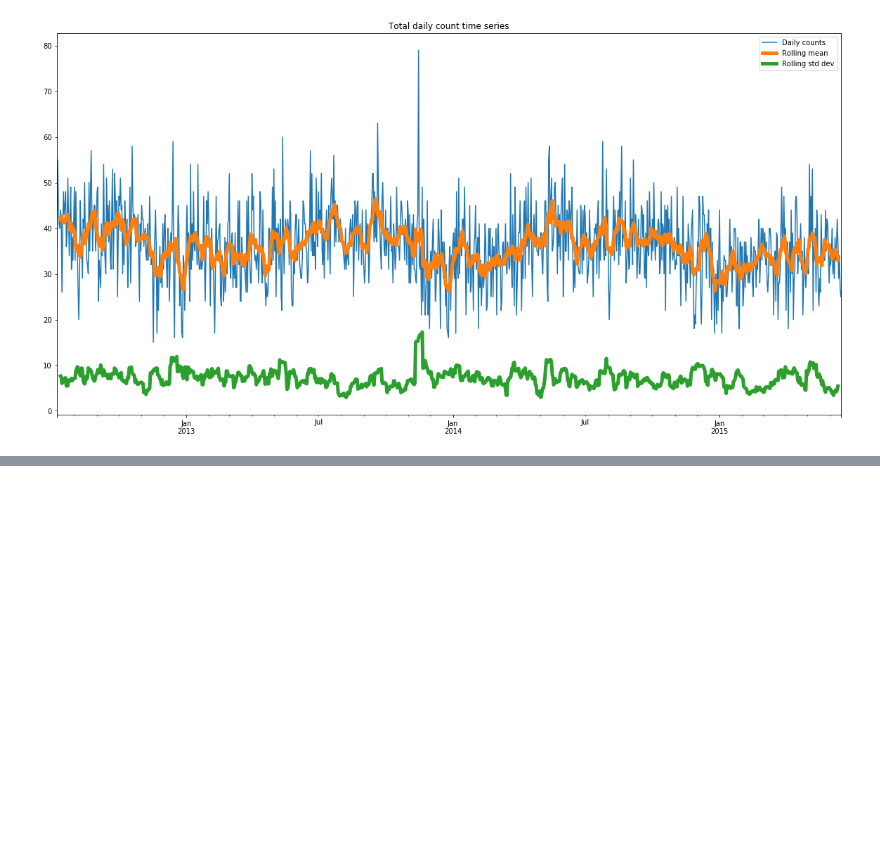
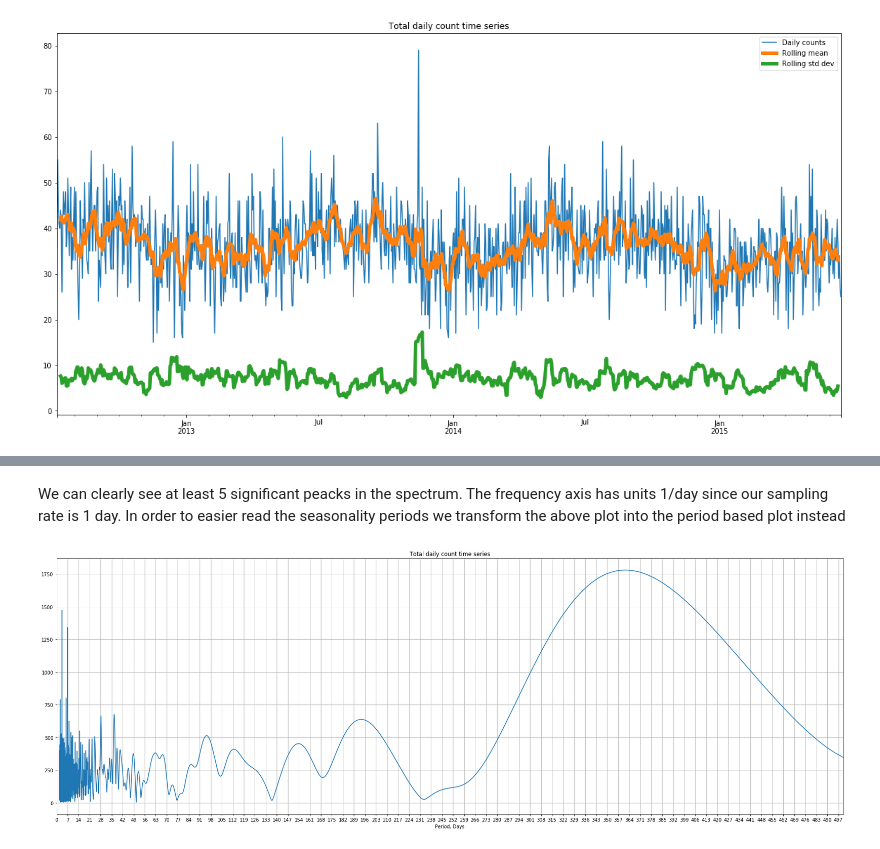
Before and after one commit to boreshkinai/deep_stat_inference, a Jupyter notebook: Boston_police_callcenter.ipynb, the cells around one changed output, grey strips where cells are left out. Cells and saved outputs as stored; diff of their text form; code cells hidden in the pictures; blank space fills up the shorter version.

```diff
--- a/Boston_police_callcenter.ipynb
+++ b/Boston_police_callcenter.ipynb
@@ -128,0 +144,11 @@ plt.show()
+# %% [markdown]
+We can clearly see at least 5 significant peacks in the spectrum. The frequency axis has units 1/day since our sampling rate is 1 day. In order to easier read the seasonality periods we transform the above plot into the period based plot instead
+# %%
+sp_df = pd.DataFrame(sp,columns=['Spectrum'])
+sp_df['Period, Days'] = 1/fftfreq
+sp_df = sp_df.set_index(['Period, Days'])
+sp_df.sort_index().loc[0.1:500].plot(kind='line', title="Total daily count time series", use_index=True, xticks=np.arange(0,500,7), legend=False, grid=True, figsize=(30, 10)) # , xticks=np.arange(0,0.5,0.01)
+plt.xticks(rotation=0)
+plt.show()
+# %% [output]
+[figure, added]
```
Also changed, not shown: parts of 3 cells of this notebook, 1 other file.
